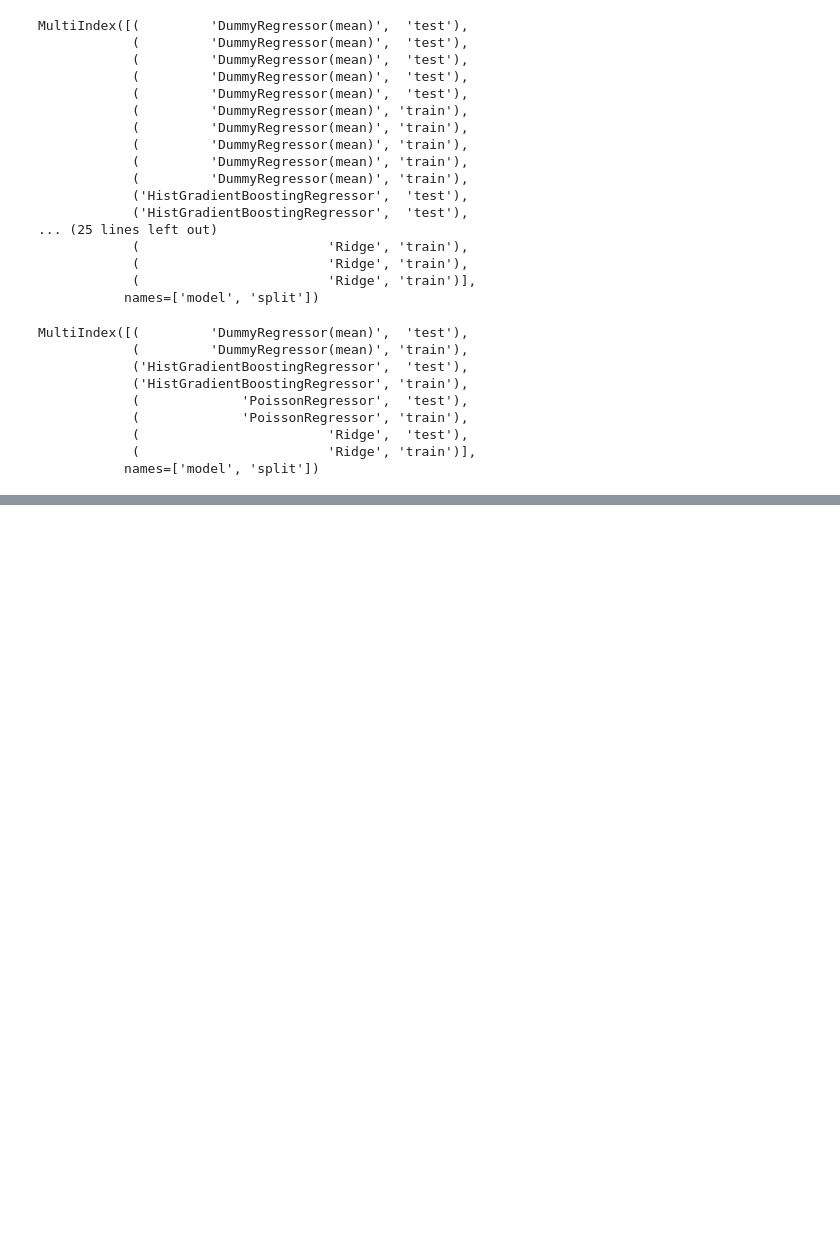
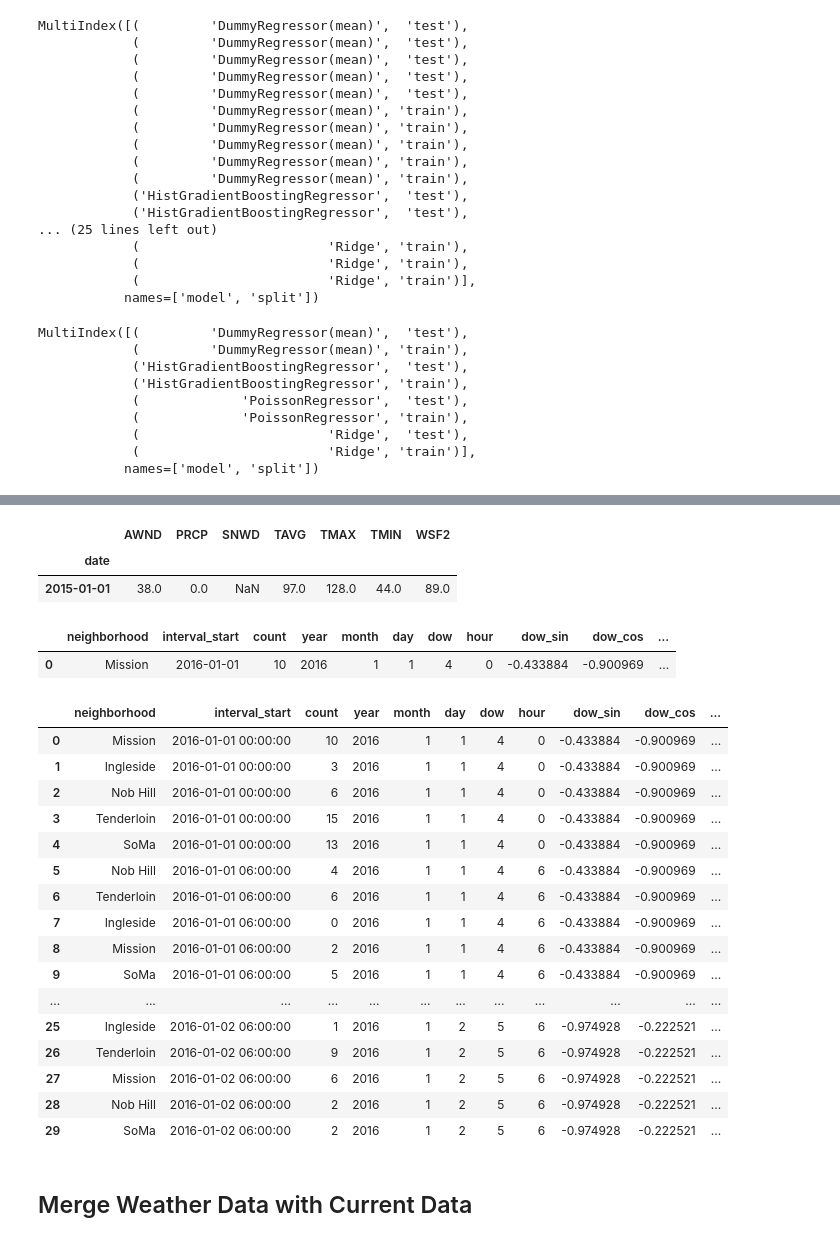
Before and after one commit to terryjbates/predicting_urban_events_with_scikit_learn, a Jupyter notebook: ch_3_design_ml_model.ipynb, the cells around one changed output, grey strips where cells are left out. Saved outputs shown, nothing was run; the diff lists cells and outputs as text; code cells hidden in the pictures; blank space fills up the shorter version.

```diff
--- a/ch_3_design_ml_model.ipynb
+++ b/ch_3_design_ml_model.ipynb
@@ -2008,0 +2155,33 @@ report
+# %%
+sf_station_pivot.head(1)
+# %% [output]
+|  | AWND | PRCP | SNWD | TAVG | TMAX | TMIN | WSF2 |
+| date |  |  |  |  |  |  |  |
+| 2015-01-01 | 38.0 | 0.0 | NaN | 97.0 | 128.0 | 44.0 | 89.0 |
+# %%
+feat_df.head(1)
+# %% [output]
+|  | neighborhood | interval_start | count | year | month | day | dow | hour | dow_sin | dow_cos | ... |
+| 0 | Mission | 2016-01-01 | 10 | 2016 | 1 | 1 | 4 | 0 | -0.433884 | -0.900969 | ... |
+# %%
+feat_df.head(30)
+# %% [output]
+|  | neighborhood | interval_start | count | year | month | day | dow | hour | dow_sin | dow_cos | ... |
+| 0 | Mission | 2016-01-01 00:00:00 | 10 | 2016 | 1 | 1 | 4 | 0 | -0.433884 | -0.900969 | ... |
+| 1 | Ingleside | 2016-01-01 00:00:00 | 3 | 2016 | 1 | 1 | 4 | 0 | -0.433884 | -0.900969 | ... |
+| 2 | Nob Hill | 2016-01-01 00:00:00 | 6 | 2016 | 1 | 1 | 4 | 0 | -0.433884 | -0.900969 | ... |
+| 3 | Tenderloin | 2016-01-01 00:00:00 | 15 | 2016 | 1 | 1 | 4 | 0 | -0.433884 | -0.900969 | ... |
+| 4 | SoMa | 2016-01-01 00:00:00 | 13 | 2016 | 1 | 1 | 4 | 0 | -0.433884 | -0.900969 | ... |
+| 5 | Nob Hill | 2016-01-01 06:00:00 | 4 | 2016 | 1 | 1 | 4 | 6 | -0.433884 | -0.900969 | ... |
+| 6 | Tenderloin | 2016-01-01 06:00:00 | 6 | 2016 | 1 | 1 | 4 | 6 | -0.433884 | -0.900969 | ... |
+| 7 | Ingleside | 2016-01-01 06:00:00 | 0 | 2016 | 1 | 1 | 4 | 6 | -0.433884 | -0.900969 | ... |
+| 8 | Mission | 2016-01-01 06:00:00 | 2 | 2016 | 1 | 1 | 4 | 6 | -0.433884 | -0.900969 | ... |
+| 9 | SoMa | 2016-01-01 06:00:00 | 5 | 2016 | 1 | 1 | 4 | 6 | -0.433884 | -0.900969 | ... |
+| ... | ... | ... | ... | ... | ... | ... | ... | ... | ... | ... | ... |
+| 25 | Ingleside | 2016-01-02 06:00:00 | 1 | 2016 | 1 | 2 | 5 | 6 | -0.974928 | -0.222521 | ... |
+| 26 | Tenderloin | 2016-01-02 06:00:00 | 9 | 2016 | 1 | 2 | 5 | 6 | -0.974928 | -0.222521 | ... |
+| 27 | Mission | 2016-01-02 06:00:00 | 6 | 2016 | 1 | 2 | 5 | 6 | -0.974928 | -0.222521 | ... |
+| 28 | Nob Hill | 2016-01-02 06:00:00 | 2 | 2016 | 1 | 2 | 5 | 6 | -0.974928 | -0.222521 | ... |
+| 29 | SoMa | 2016-01-02 06:00:00 | 2 | 2016 | 1 | 2 | 5 | 6 | -0.974928 | -0.222521 | ... |
+# %% [markdown]
+## Merge Weather Data with Current Data
```
Also changed, not shown: parts of 95 cells of this notebook, 4 other files.
